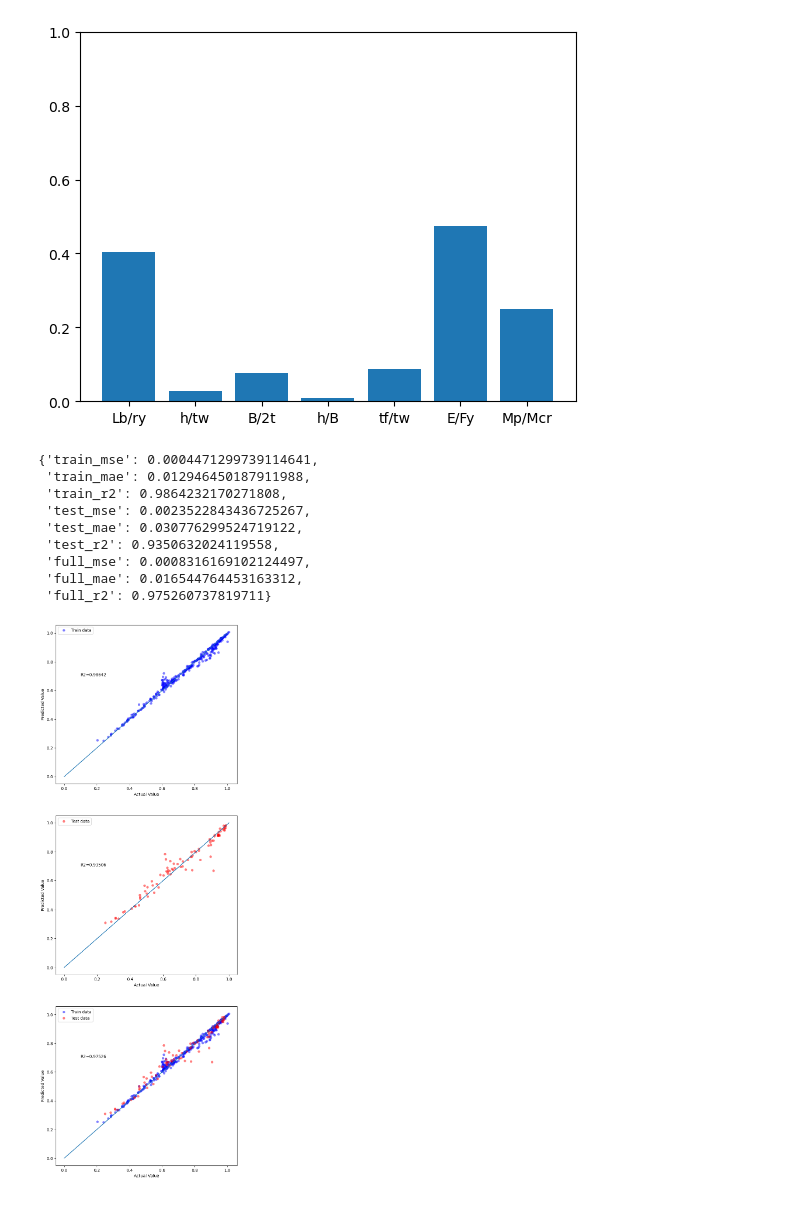
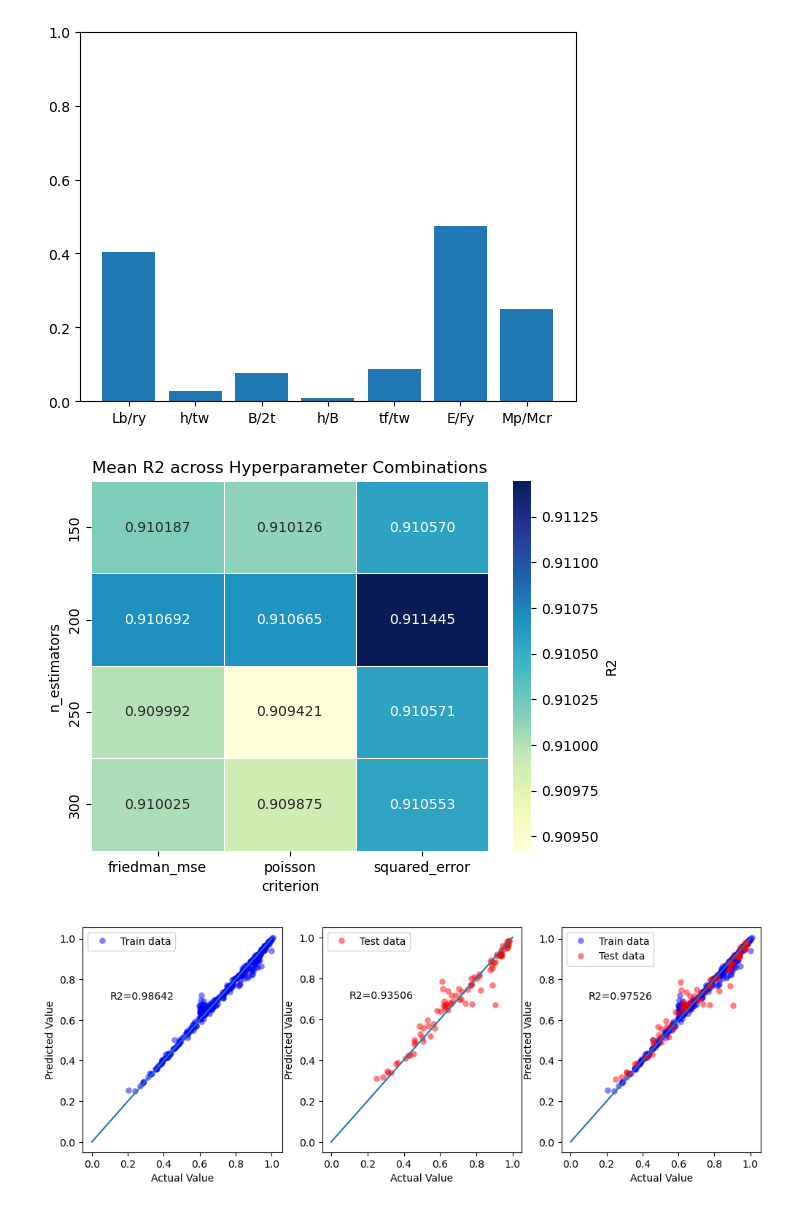
Before and after one commit to shantanu404/ibeam, a Jupyter notebook: ibeam.ipynb, the cells around one changed output. Drawn from its saved outputs; the diff is of its cells as text; code cells hidden in the pictures.

Commit message:
Add more plots as sazid asked

```diff
--- a/ibeam.ipynb
+++ b/ibeam.ipynb
@@ -107,23 +126,22 @@ def evaluate_pipeline(estimator, grid_params, search_method=GridSearchCV):
 # %%
 rf_params = {
     'criterion' : ['squared_error', 'friedman_mse', 'poisson'],
     'n_estimators' : [150, 200, 250, 300],
 }
 
-_, _, rf_metrics = evaluate_pipeline(RandomForestRegressor(random_state=42), rf_params)
-plt.savefig('random_forest.png')
+rf_cv = GridSearchCV(RandomForestRegressor(random_state=42), rf_params)
+rf_cv.fit(X_train, y_train)
+rf_best = rf_cv.best_estimator_
+rf_metrics = evaluate_pipeline(rf_best)
 
-rf_metrics
+rf_cv_result = pd.DataFrame(rf_cv.cv_results_)
+plot_cross_validation(rf_cv_result)
 # %% [output]
-{'train_mse': 0.0004471299739114641,
- 'train_mae': 0.012946450187911988,
- 'train_r2': 0.9864232170271808,
- 'test_mse': 0.0023522843436725267,
- 'test_mae': 0.030776299524719122,
- 'test_r2': 0.9350632024119558,
- 'full_mse': 0.0008316169102124497,
- 'full_mae': 0.016544764453163312,
- 'full_r2': 0.975260737819711}
-[figure, old version]
+[figure, new version]
+# %%
+rf_metrics = evaluate_pipeline(rf_best)
+plot_accuracy(rf_metrics)
+# %% [output]
+[figure, added]
 # %%
 gb_params = {
```
Also changed, not shown: parts of 13 cells of this notebook.
